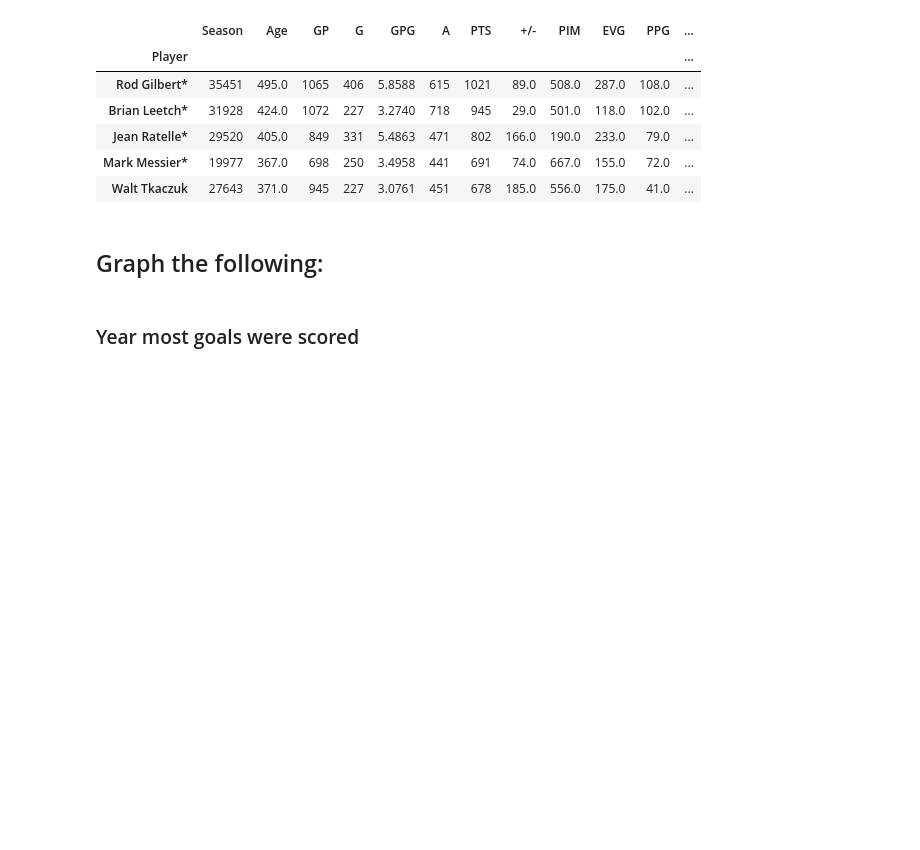
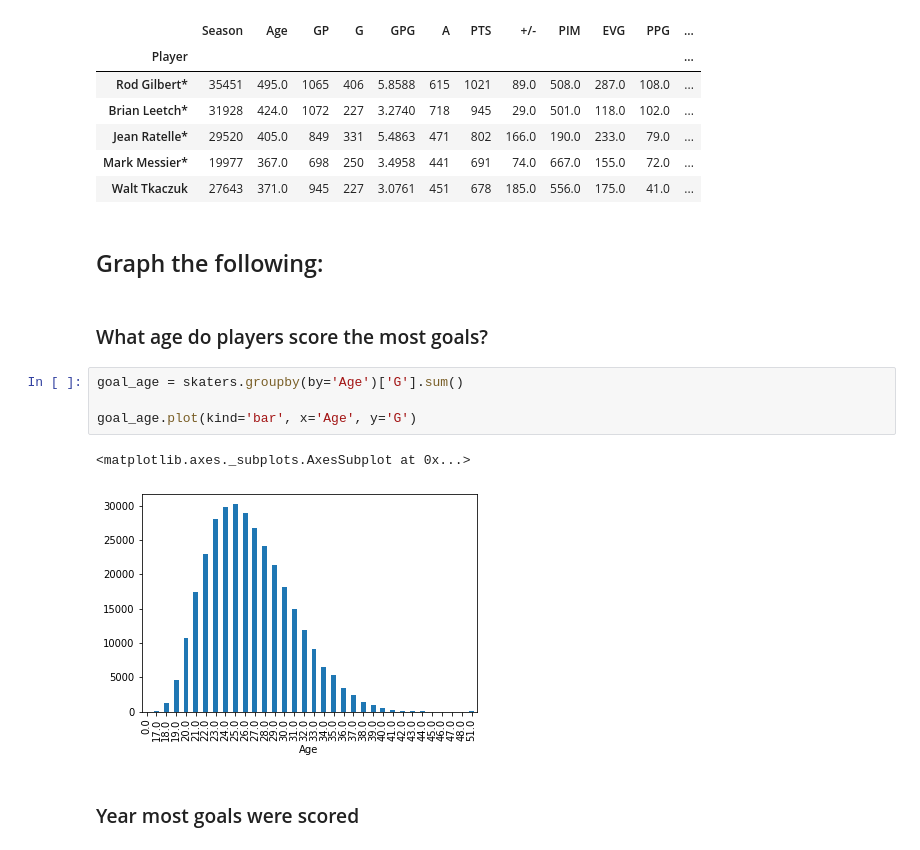
Before and after one commit to deez79/GA_Python_FinalProject, a Jupyter notebook: nhl_player_stats_project.ipynb, the cells around one changed output. Drawn from its saved outputs; the diff is of its cells as text; blank space fills up the shorter version.

Commit message:
More graphing done. Still not totally done.

```diff
--- a/nhl_player_stats_project.ipynb
+++ b/nhl_player_stats_project.ipynb
@@ -356,6 +359,15 @@ skaters[ skaters['Tm'] == team].groupby('Player').sum().sort_values(by='PTS', as
 | Walt Tkaczuk | 27643 | 371.0 | 945 | 227 | 3.0761 | 451 | 678 | 185.0 | 556.0 | 175.0 | 41.0 | ... |
 # %% [markdown]
 ## Graph the following:
+# %% [markdown]
+### What age do players score the most goals?
+# %%
+goal_age = skaters.groupby(by='Age')['G'].sum()
+
+goal_age.plot(kind='bar', x='Age', y='G')
+# %% [output]
+<matplotlib.axes._subplots.AxesSubplot at 0x...>
+[figure, added]
 # %% [markdown]
 ### Year most goals were scored
 # %%
```
Also changed, not shown: parts of 12 cells of this notebook.
